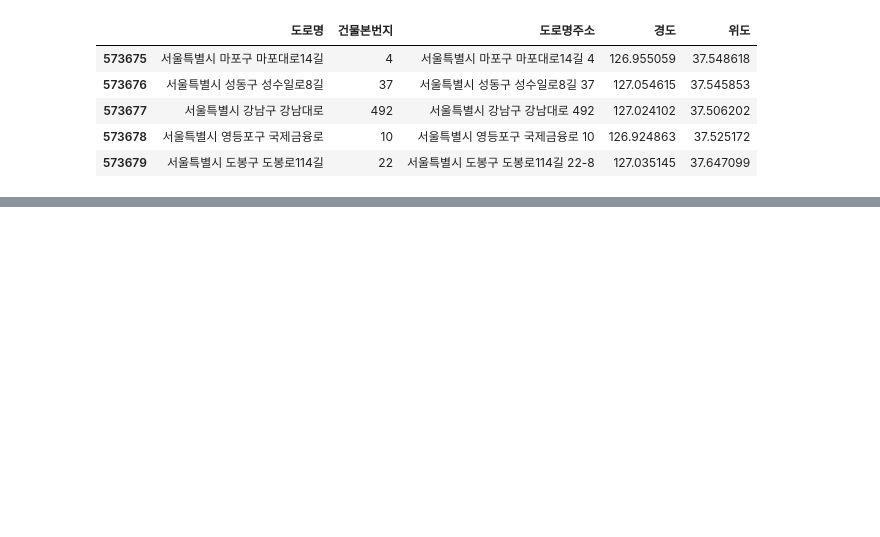
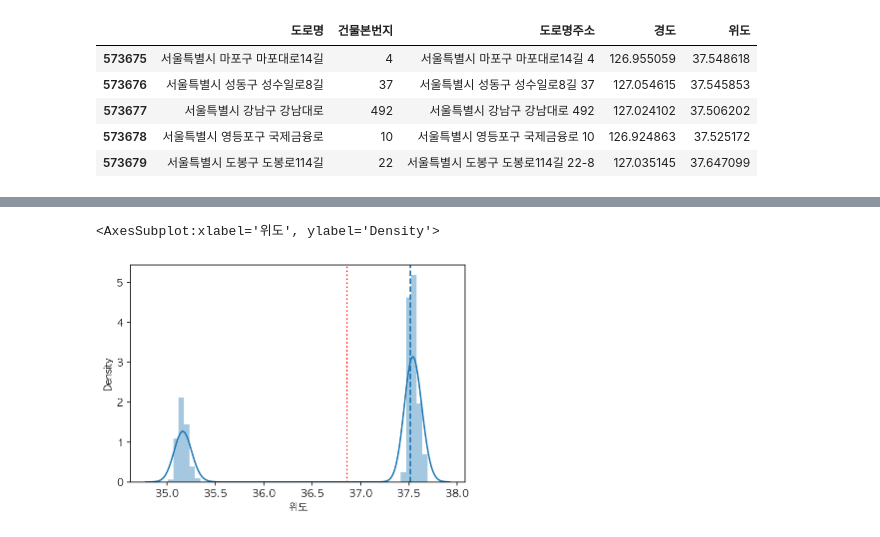
Before and after one commit to DAWUNHAN/DataAnalysisInPython, a Jupyter notebook: 상권 정보 분석하기.ipynb, the cells around one changed output, grey strips where cells are left out. Cells and saved outputs as stored; diff of their text form; code cells hidden in the pictures; blank space fills up the shorter version.

```diff
--- a/상권 정보 분석하기.ipynb
+++ b/상권 정보 분석하기.ipynb
@@ -414,0 +529,10 @@ df.iloc[-5:, -5:]
+# %%
+# 위도의 평균, 중앙값을 표현.
+# Seaborn은 matplotlib으로 만들어져서 matplotlib의 기능을 모두 가져다 쓸 수 있다.
+
+plt.axvline(df["위도"].mean(), linestyle=":", color="r")
+plt.axvline(df["위도"].median(), linestyle="--")
+sns.distplot(df["위도"])
+# %% [output]
+<AxesSubplot:xlabel='위도', ylabel='Density'>
+[figure, added]
```
Also changed, not shown: parts of 60 cells of this notebook, 4 other files.
